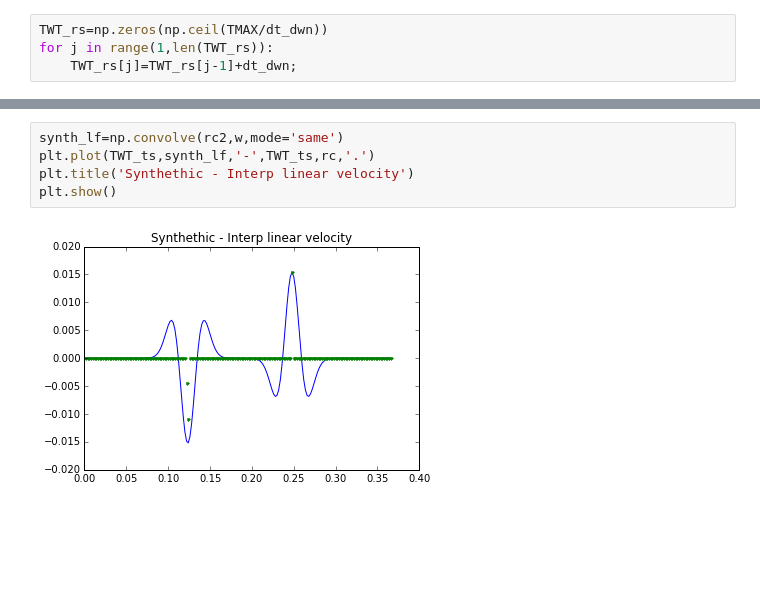
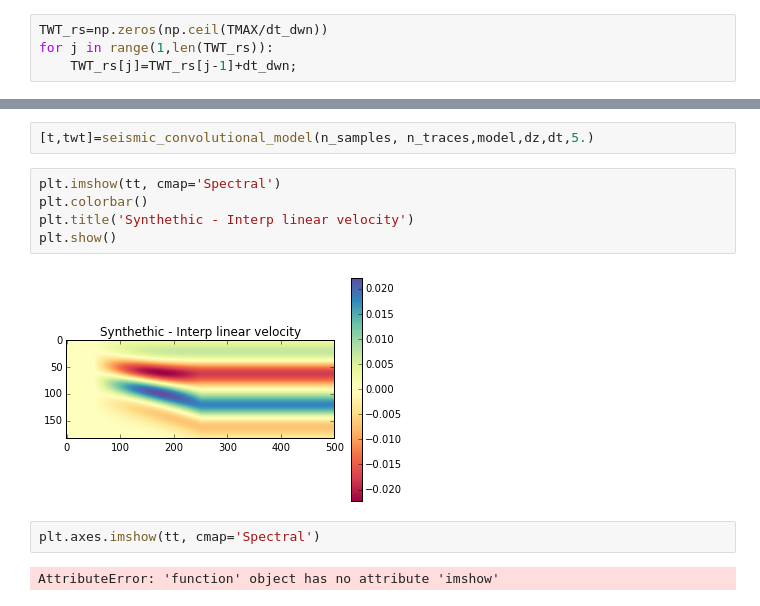
Before and after one commit to victortxa/seismictrc, a Jupyter notebook: seismic_convolutional_trace.ipynb, the cells around one changed output, grey strips where cells are left out. Saved outputs shown, nothing was run; the diff lists cells and outputs as text; blank space fills up the shorter version.

Commit message:
v0.1:function for calculation defined

```diff
--- a/seismic_convolutional_trace.ipynb
+++ b/seismic_convolutional_trace.ipynb
@@ -122,7 +221,13 @@ plt.show()
+# %%
+[t,twt]=seismic_convolutional_model(n_samples, n_traces,model,dz,dt,5.)
 # %%
-synth_lf=np.convolve(rc2,w,mode='same')
-plt.plot(TWT_ts,synth_lf,'-',TWT_ts,rc,'.')
+plt.imshow(tt, cmap='Spectral')
+plt.colorbar()
 plt.title('Synthethic - Interp linear velocity')
 plt.show()
 # %% [output]
-[figure, old version]
+[figure, new version]
+# %%
+plt.axes.imshow(tt, cmap='Spectral')
+# %% [output]
+AttributeError: 'function' object has no attribute 'imshow'
```
Also changed, not shown: parts of 14 cells of this notebook.
